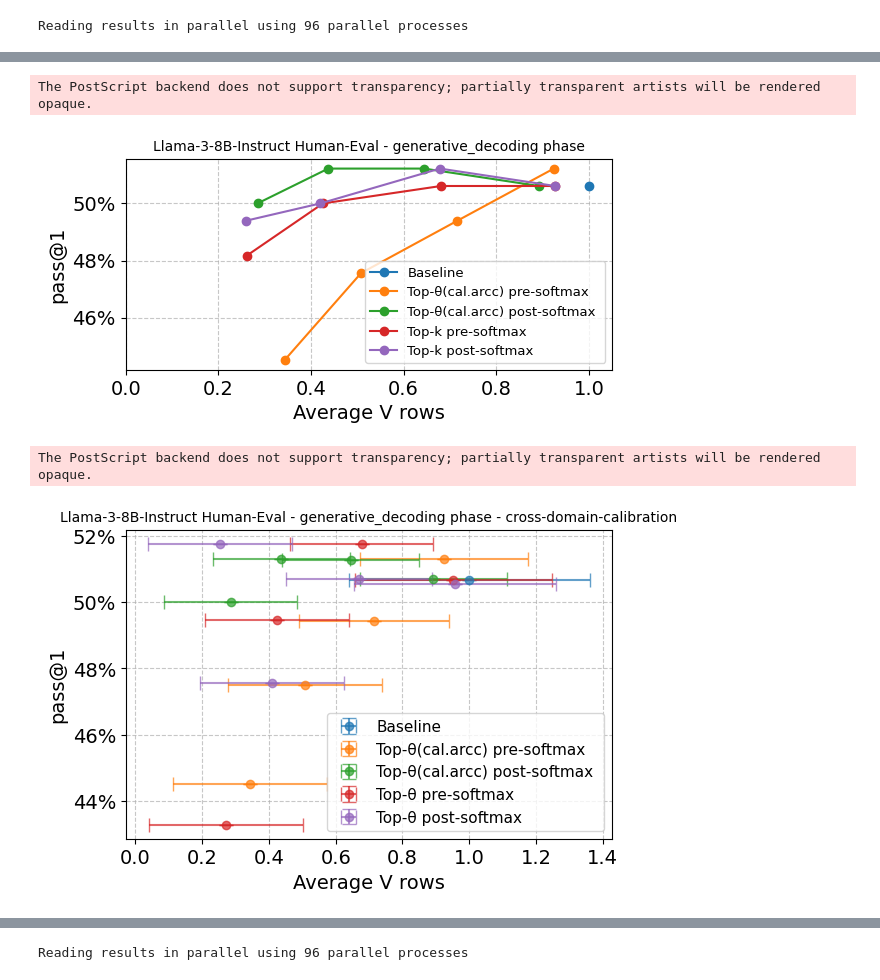
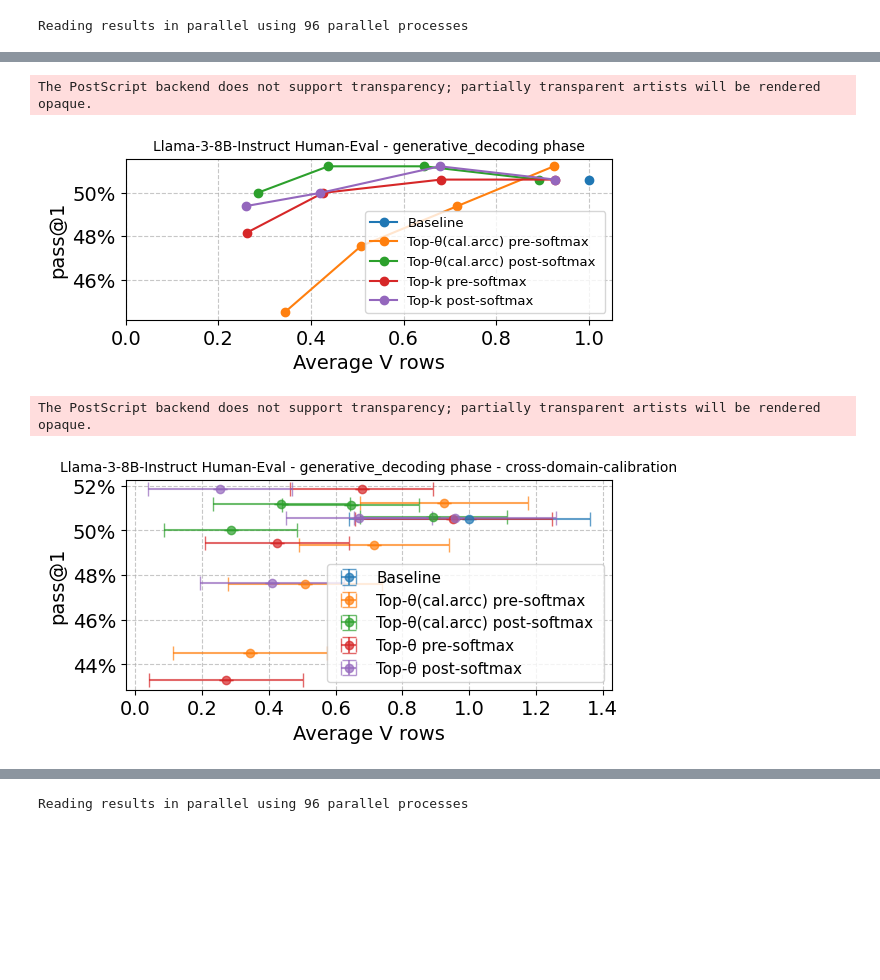
Before and after one commit to kostyanoob/top-theta-attention, a Jupyter notebook: notebooks/5-accuracy-kept_attn-kept_vrow-tradeoff_humaneval.ipynb, the cells around one changed output, grey strips where cells are left out. Saved outputs shown, nothing was run; the diff lists cells and outputs as text; code cells hidden in the pictures; blank space fills up the shorter version.

```diff
--- a/notebooks/5-accuracy-kept_attn-kept_vrow-tradeoff_humaneval.ipynb
+++ b/notebooks/5-accuracy-kept_attn-kept_vrow-tradeoff_humaneval.ipynb
@@ -272,22 +276,22 @@ The PostScript backend does not support transparency; partially transparent arti
 # %%
 # plot generative decoding - line plots
 OUTPUT_DIR_PATH = "../figures/accuracy-kept_attn-kept_vrow-tradeoff-lineplots"
 plot_accuracy_vs_size(df_humaneval_generative_decoding[df_humaneval_generative_decoding.label.str.startswith('Top-k') |
                                                        df_humaneval_generative_decoding.label.str.startswith('Baseline') |
                                                        df_humaneval_generative_decoding.label.str.startswith('Top-θ(cal.arcc)')],
                       TITLE,
                       OUTPUT_DIR_PATH,
                       full_xlim=True,
                       full_ylim=False,
                       normalize_size_by_fullsize=True,
                       x_label_prefix="Average", #"Average (across layers, heads, forward passes)",
                       accuracy_jitter=False,
                       plot_type="line",
-                      rcParams_override={'legend.fontsize':9.5, 'figure.figsize' : [6, 3],},
+                      rcParams_override={'legend.fontsize':9.5, 'figure.figsize' : [6, 2.5],},
                       concise_labels=True)
 # %% [output]
 The PostScript backend does not support transparency; partially transparent artists will be rendered opaque.
-[figure, old version]
+[figure, new version]
 # %%
 # plot generative decoding phase (with versus without loading thresholds) - scatterplot with errorbars
 model_name = df_humaneval_generative_decoding.model_name.unique().item()
@@ -305,11 +309,11 @@ plot_accuracy_vs_size(df_humaneval_generative_decoding[df_humaneval_generative_d
                       x_label_prefix="Average", #"Average (across layers, heads, forward passes)",
                       accuracy_jitter=True,
                       plot_type="errorbar",
-                      rcParams_override={'legend.fontsize':11, 'figure.figsize' : [6, 4],},
+                      rcParams_override={'legend.fontsize':11, 'figure.figsize' : [6, 3],},
                       concise_labels=True)
 # %% [output]
 The PostScript backend does not support transparency; partially transparent artists will be rendered opaque.
-[figure, old version]
+[figure, new version]
 # %%
 # plot generative decoding phase (with versus without loading thresholds) - lineplots
 OUTPUT_DIR_PATH = "../figures/accuracy-kept_attn-kept_vrow-tradeoff-lineplots"
```
Also changed, not shown: parts of 22 cells of this notebook, 23 other files.
